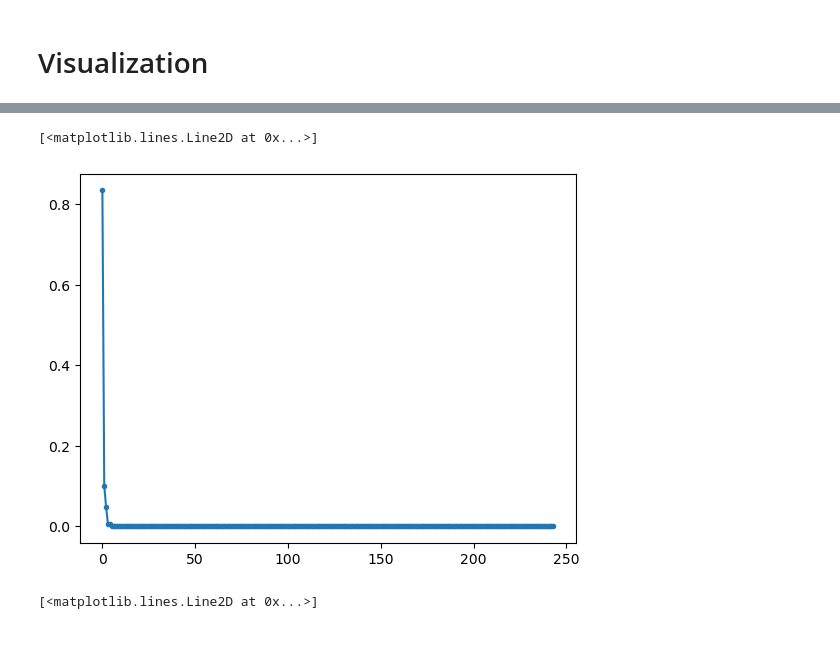
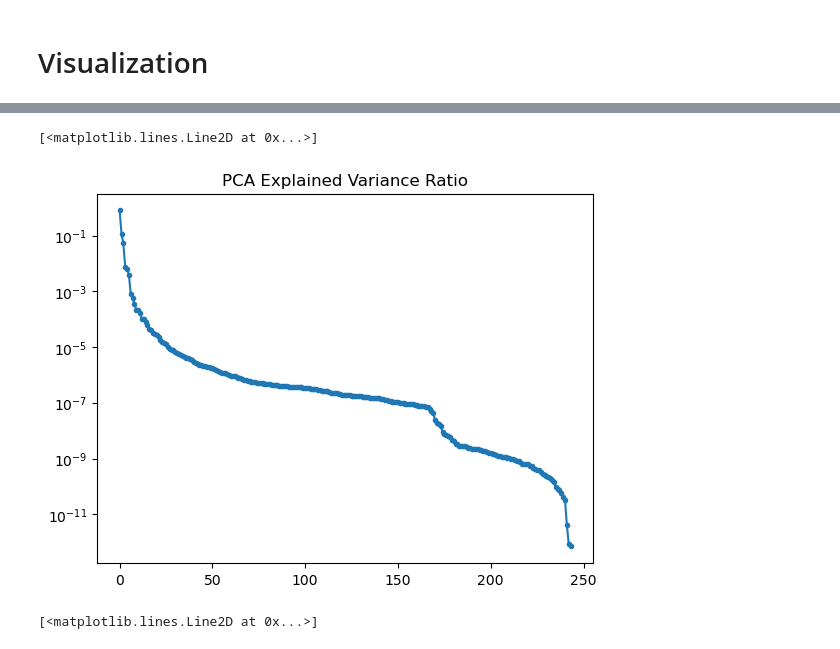
Before and after one commit to DannyCollinson/EMIT-ECOSTRESS, a Jupyter notebook: data_prep/PCA.ipynb, the cells around one changed output, grey strips where cells are left out. Saved outputs shown, nothing was run; the diff lists cells and outputs as text; code cells hidden in the pictures.

```diff
--- a/data_prep/PCA.ipynb
+++ b/data_prep/PCA.ipynb
@@ -92,8 +116,10 @@ plt.plot(
-# %%
-plt.plot(pca.explained_variance_ratio_, marker='.')
-# %% [output]
-[<matplotlib.lines.Line2D at 0x...>]
-[figure, removed]
+# %%
+fig, ax = plt.subplots()
+ax.set_title('PCA Explained Variance Ratio')
+ax.semilogy(pca.explained_variance_ratio_, marker='.')
+# %% [output]
+[<matplotlib.lines.Line2D at 0x...>]
+[figure, added]
 # %%
 plt.semilogy(pca.explained_variance_ratio_, marker='.')
 # %% [output]
```
Also changed, not shown: parts of 8 cells of this notebook, 3 other files.
